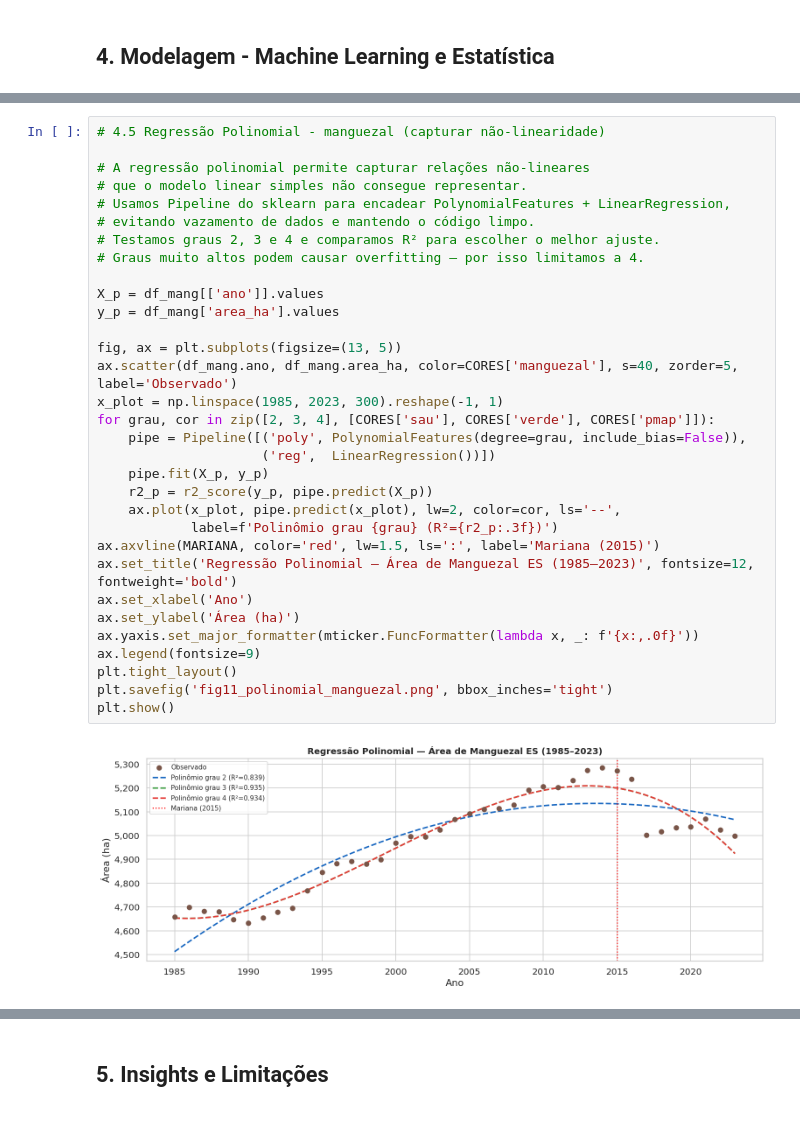
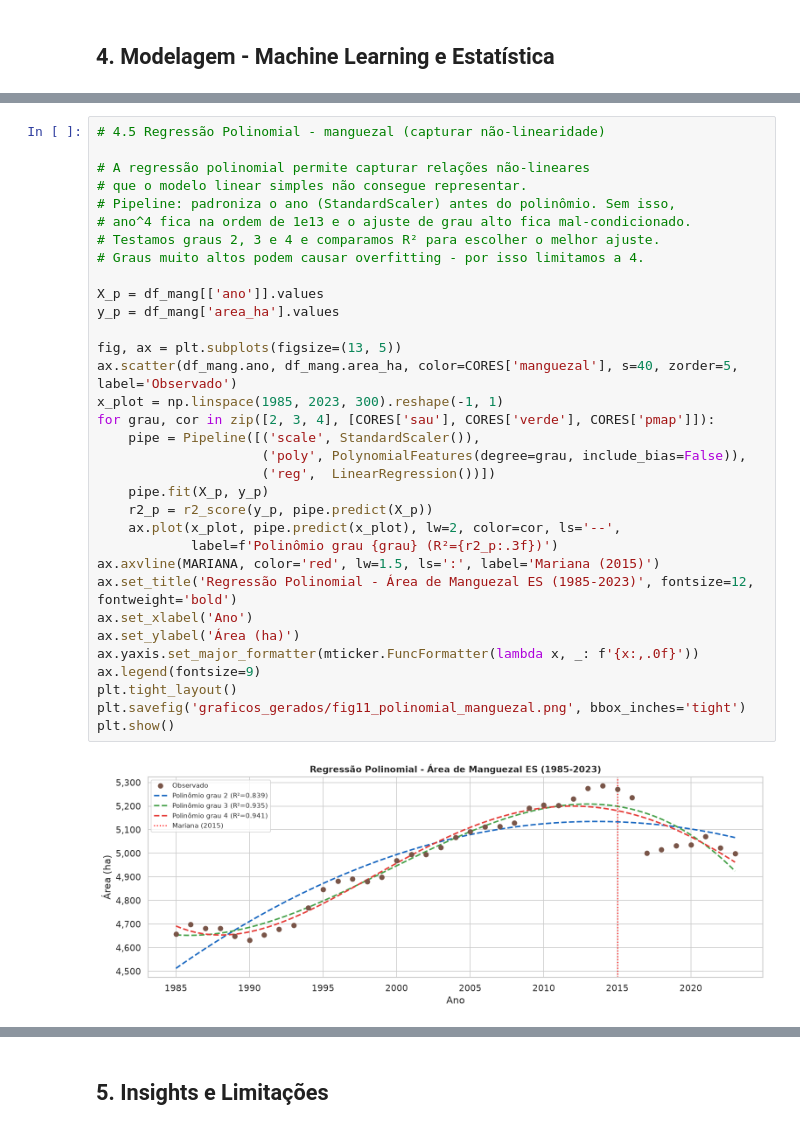
Before and after one commit to gabrielyazzevedo/analise-ambiental-es, a Jupyter notebook: analise_pesca.ipynb, the cells around one changed output, grey strips where cells are left out. Cells and saved outputs as stored; diff of their text form.

```diff
--- a/analise_pesca.ipynb
+++ b/analise_pesca.ipynb
@@ -836,34 +710,35 @@ Covariance Type:            nonrobust
 # %%
 # 4.5 Regressão Polinomial - manguezal (capturar não-linearidade)
 
 # A regressão polinomial permite capturar relações não-lineares
 # que o modelo linear simples não consegue representar.
-# Usamos Pipeline do sklearn para encadear PolynomialFeatures + LinearRegression,
-# evitando vazamento de dados e mantendo o código limpo.
+# Pipeline: padroniza o ano (StandardScaler) antes do polinômio. Sem isso,
+# ano^4 fica na ordem de 1e13 e o ajuste de grau alto fica mal-condicionado.
 # Testamos graus 2, 3 e 4 e comparamos R² para escolher o melhor ajuste.
-# Graus muito altos podem causar overfitting — por isso limitamos a 4.
+# Graus muito altos podem causar overfitting - por isso limitamos a 4.
 
 X_p = df_mang[['ano']].values
 y_p = df_mang['area_ha'].values
 
 fig, ax = plt.subplots(figsize=(13, 5))
 ax.scatter(df_mang.ano, df_mang.area_ha, color=CORES['manguezal'], s=40, zorder=5, label='Observado')
 x_plot = np.linspace(1985, 2023, 300).reshape(-1, 1)
 for grau, cor in zip([2, 3, 4], [CORES['sau'], CORES['verde'], CORES['pmap']]):
-    pipe = Pipeline([('poly', PolynomialFeatures(degree=grau, include_bias=False)),
+    pipe = Pipeline([('scale', StandardScaler()),
+                     ('poly', PolynomialFeatures(degree=grau, include_bias=False)),
                      ('reg',  LinearRegression())])
     pipe.fit(X_p, y_p)
     r2_p = r2_score(y_p, pipe.predict(X_p))
     ax.plot(x_plot, pipe.predict(x_plot), lw=2, color=cor, ls='--',
             label=f'Polinômio grau {grau} (R²={r2_p:.3f})')
 ax.axvline(MARIANA, color='red', lw=1.5, ls=':', label='Mariana (2015)')
-ax.set_title('Regressão Polinomial — Área de Manguezal ES (1985–2023)', fontsize=12, fontweight='bold')
+ax.set_title('Regressão Polinomial - Área de Manguezal ES (1985-2023)', fontsize=12, fontweight='bold')
 ax.set_xlabel('Ano')
 ax.set_ylabel('Área (ha)')
 ax.yaxis.set_major_formatter(mticker.FuncFormatter(lambda x, _: f'{x:,.0f}'))
 ax.legend(fontsize=9)
 plt.tight_layout()
-plt.savefig('fig11_polinomial_manguezal.png', bbox_inches='tight')
+plt.savefig('graficos_gerados/fig11_polinomial_manguezal.png', bbox_inches='tight')
 plt.show()
 # %% [output]
-[figure, old version]
+[figure, new version]
```
Also changed, not shown: parts of 36 cells of this notebook, 33 other files.
